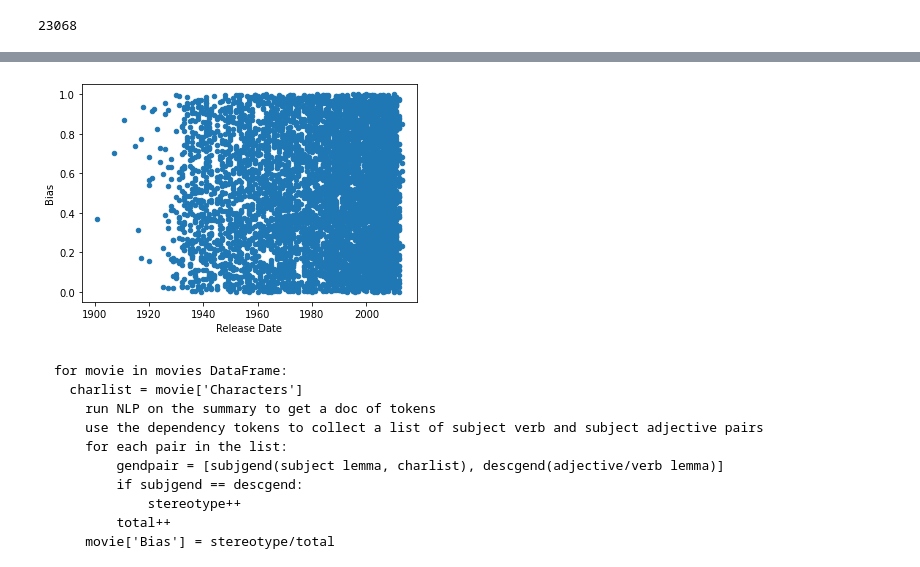
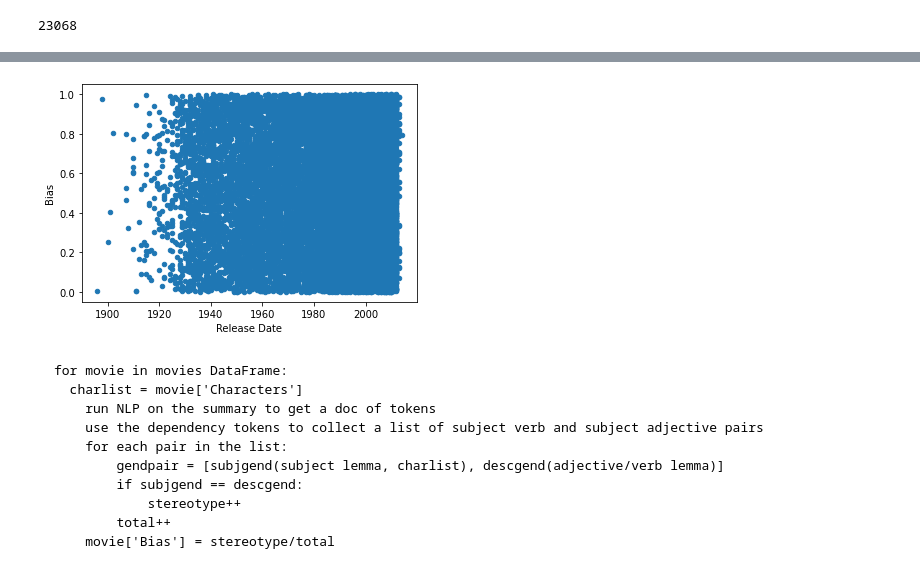
Before and after one commit to rmb176/MovieGenderBias, a Jupyter notebook: Research_Colab_Movie_Analysis.ipynb, the cells around one changed output, grey strips where cells are left out. Drawn from its saved outputs; the diff is of its cells as text; code cells hidden in the pictures.

````diff
--- a/Research_Colab_Movie_Analysis.ipynb
+++ b/Research_Colab_Movie_Analysis.ipynb
@@ -296,2 +287,2 @@ movies.head()
-# %%
-movies[['Release Date']] = movies[['Release Date']].astype(str)
+# %%
+movies.drop(movies.index[movies['Release Date'] == 1010], inplace=True)
@@ -297,0 +307,10 @@ movies[['Release Date']] = movies[['Release Date']].astype(str)
+# %%
+def dateclean(row):
+  if row[3] == None or row[3] == 'nan':
+    return None
+  date = str(row[3])[0:4]
+  return int(date)
+
+movies = movies.dropna(axis=0, subset=['Release Date'])
+movies['Release Date'] = movies.apply(dateclean, axis=1)
+movies.head(30)
@@ -309,9 +355,9 @@ See the caveats in the documentation: https://pandas.pydata.org/pandas-docs/stab
 # %%
 import matplotlib.pyplot as plt
-movies2.plot(x = 'Release Date', y = "Bias", kind="scatter")
+movies.plot(x = 'Release Date', y = "Bias", kind="scatter")
 plt.show()
 # %% [output]
-[figure, old version]
+[figure, new version]
 # %% [markdown]
 ```
 for movie in movies DataFrame:
````
Also changed, not shown: parts of 6 cells of this notebook.
